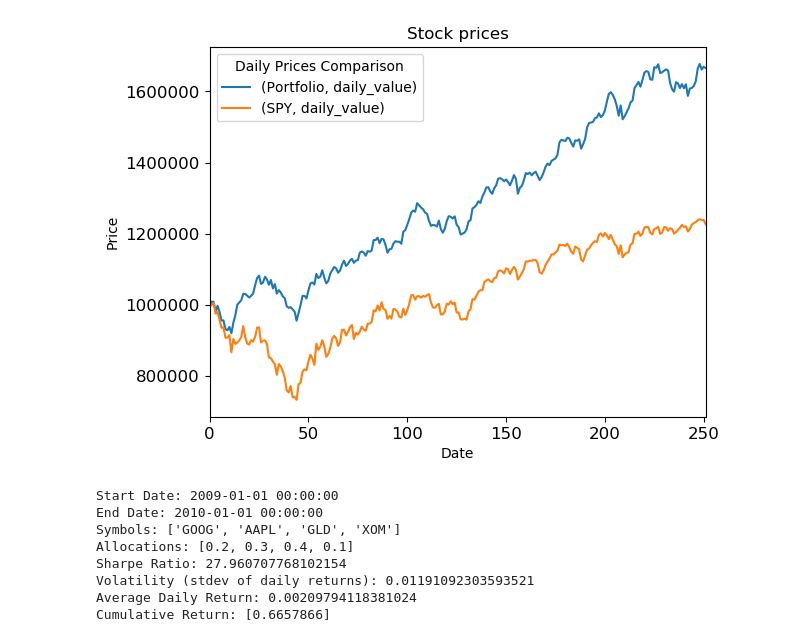
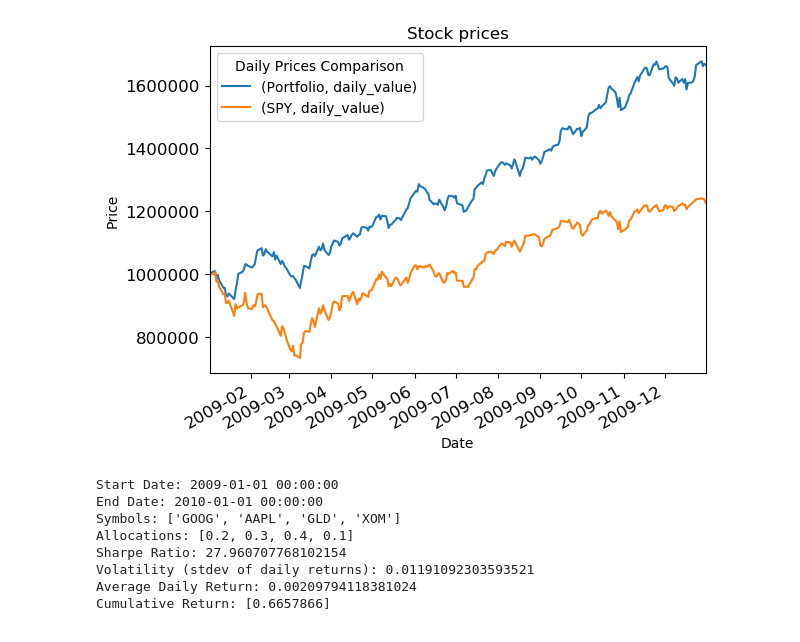
Before and after one commit to nyck33/ml-for-nom-2023, a Jupyter notebook: assess_portfolio_2023Sum/assess_portfolio/analysisCode.ipynb, the cells around one changed output. Drawn from its saved outputs; the diff is of its cells as text; code cells hidden in the pictures.

```diff
--- a/assess_portfolio_2023Sum/assess_portfolio/analysisCode.ipynb
+++ b/assess_portfolio_2023Sum/assess_portfolio/analysisCode.ipynb
@@ -13,7 +13,6 @@ import numpy as np
 import pandas as pd
 from util import get_data, plot_data
 
-df_temp = None
 
 # This is the function that will be tested by the autograder
 # The student must update this code to properly implement the functionality
@@ -66,11 +65,12 @@ def assess_portfolio(
     # print(f'prices_all shape: {prices_all.shape}, prices_all[0]: {prices_all.iloc[0].values}')
 
     normed = prices / prices.iloc[0].values
+    # has dates
     normed = pd.DataFrame(normed)
     allocs = np.asarray(allocs)
-    alloced = normed.values * allocs
+
+    alloced = normed * allocs
     pos_vals = alloced * sv
-    pos_vals = pd.DataFrame(pos_vals)
     port_vals = pos_vals.sum(axis=1)
 
     # do same for SPY but not sum
@@ -93,9 +93,12 @@ def assess_portfolio(
 
     drspy = [((prices_SPY[i] / prices_SPY[i - 1]) - 1) for i in range(1, len(prices_SPY))]
     drspy = [0] + drspy
+    firstColName = 'values_spy'
+    prices_SPY = pd.DataFrame(prices_SPY.values,index=prices_SPY.index, columns=[firstColName])
     #drspy = np.asarray(drspy)
-    drspy = pd.DataFrame(drspy)
-    spyVal, dailySpyVals = calculateSPYEndValFromSV(drspy, startingValue=1_000_000)
+    prices_SPY.drop(firstColName, axis=1, inplace=True)
+    prices_SPY[firstColName] = drspy
+    spyVal, dailySpyValsDf = calculateSPYEndValFromSV(prices_SPY, startingValue=1_000_000)
 
     # Get portfolio statistics (note: std_daily_ret = volatility)
     # cumulative return, average daily returns,
@@ -119,24 +122,15 @@ def assess_portfolio(
     # Compare daily portfolio value with SPY using a normalized plot
     if gen_plot:
         # add code to plot here
-        dailySpyValsDf = pd.DataFrame(dailySpyVals, columns=['daily_value'])
+        dailySpyValsDf.rename(columns={dailySpyValsDf.columns[0]: 'daily_value'}, inplace=True)
 
         df_temp = pd.concat(
             [port_vals, dailySpyValsDf], keys=["Portfolio", "SPY"], axis=1
         )
+        df_dates = df_temp.loc[sd:ed]
 
-        df_temp.to_csv('portfolioVsSPY.csv', index=False)
-
-        #datesDf = pd.DataFrame(dates, columns=['dates'])
-
-        #assert datesDf.shape[0] == df_temp.shape[0], f'datesDf.shape[0]: {datesDf.shape[0]}, df_temp.shape[0]: {df_temp.shape[0]}'
-        #dfTableau = pd.concat(
-            #[datesDf, df_temp], keys=['dates', 'port_vals', 'spy_vals'], axis=1)
-        #dfTableau.to_csv('portfolioVsSPYTableau.csv', index=False)
-
-
-        plot_data(df_temp, title="Stock prices", xlabel="Date", ylabel="Price")
-
+        df_dates.to_csv('portVsSpy.csv', index=True)
+        plot_data(df_dates, title="Stock prices", xlabel="Date", ylabel="Price")
 
     # Add code here to properly compute end value
     ev = port_vals['daily_value'].iloc[-1]
@@ -151,16 +145,24 @@ def calculateSPYEndValFromSV(dailyReturnSPY, startingValue=1_000_000):
     negative values to get a final value and return
     also need each day's value for plot
     '''
-    dailyReturnSPY = np.asarray(dailyReturnSPY).flatten()
-    spyDailyVal = [0 for x in dailyReturnSPY]
+    firstColAsList = dailyReturnSPY.iloc[:, 0].tolist()
+    spyDailyVal = [0 for x in range(len(firstColAsList))]
     spyDailyVal[0] = startingValue
-    for i in range(1, len(dailyReturnSPY)):
-        dailyReturn = dailyReturnSPY[i]
+    for i in range(1, dailyReturnSPY.shape[0]):
+        dr = dailyReturnSPY.iat[i, 0]
+        dailyReturn = dailyReturnSPY.iloc[i,:].values[0]
         spyDailyVal[i] = spyDailyVal[i-1] * (1+dailyReturn)
+    '''
+    for idx, row in dailyReturnSPY.iterrows():
+        dailyReturn = row.values[0]
+        spyDailyVal[idx] = spyDailyVal[idx-1] * (1+dailyReturn)
+    '''
+    finalValue = spyDailyVal[-1]
+    firstColName = dailyReturnSPY.columns[0]
+    dailyReturnSPY.drop(firstColName, axis=1, inplace=True)
+    dailyReturnSPY[firstColName] = spyDailyVal
 
-    finalValue = spyDailyVal[-1]
-    #print(finalValue)
-    return finalValue, spyDailyVal
+    return finalValue, dailyReturnSPY
 
 
 def calculate_daily_rf(rfr, sf=252.0):
@@ -189,34 +191,34 @@ def test_code():
     symbols = ["GOOG", "AAPL", "GLD", "XOM"]
     allocations = [0.2, 0.3, 0.4, 0.1]
     start_val = 1000000
     risk_free_rate = 0.0
     sample_freq = 252
 
     # Assess the portfolio
     cr, adr, sddr, sr, ev = assess_portfolio(
         sd=start_date,
         ed=end_date,
         syms=symbols,
         allocs=allocations,
         sv=start_val,
         gen_plot=True,
     )
 
     # Print statistics
     print(f"Start Date: {start_date}")
     print(f"End Date: {end_date}")
     print(f"Symbols: {symbols}")
     print(f"Allocations: {allocations}")
     print(f"Sharpe Ratio: {sr}")
     print(f"Volatility (stdev of daily returns): {sddr}")
     print(f"Average Daily Return: {adr}")
     print(f"Cumulative Return: {cr}")
 
 
 if __name__ == "__main__":
     test_code()
 # %% [output]
-[figure, old version]
+[figure, new version]
 Start Date: 2009-01-01 00:00:00
 End Date: 2010-01-01 00:00:00
 Symbols: ['GOOG', 'AAPL', 'GLD', 'XOM']
```
Also changed, not shown: parts of 1 cell of this notebook, 10 other files.
